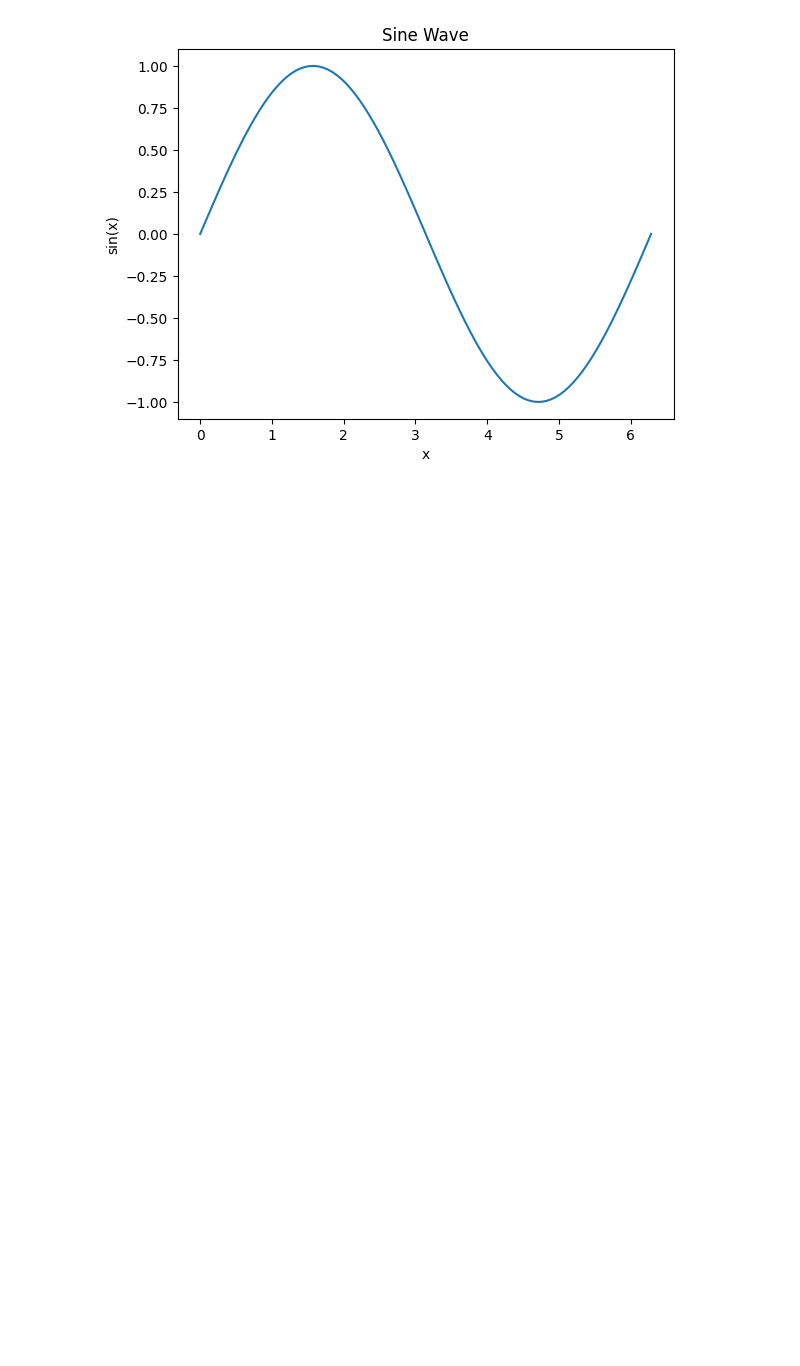
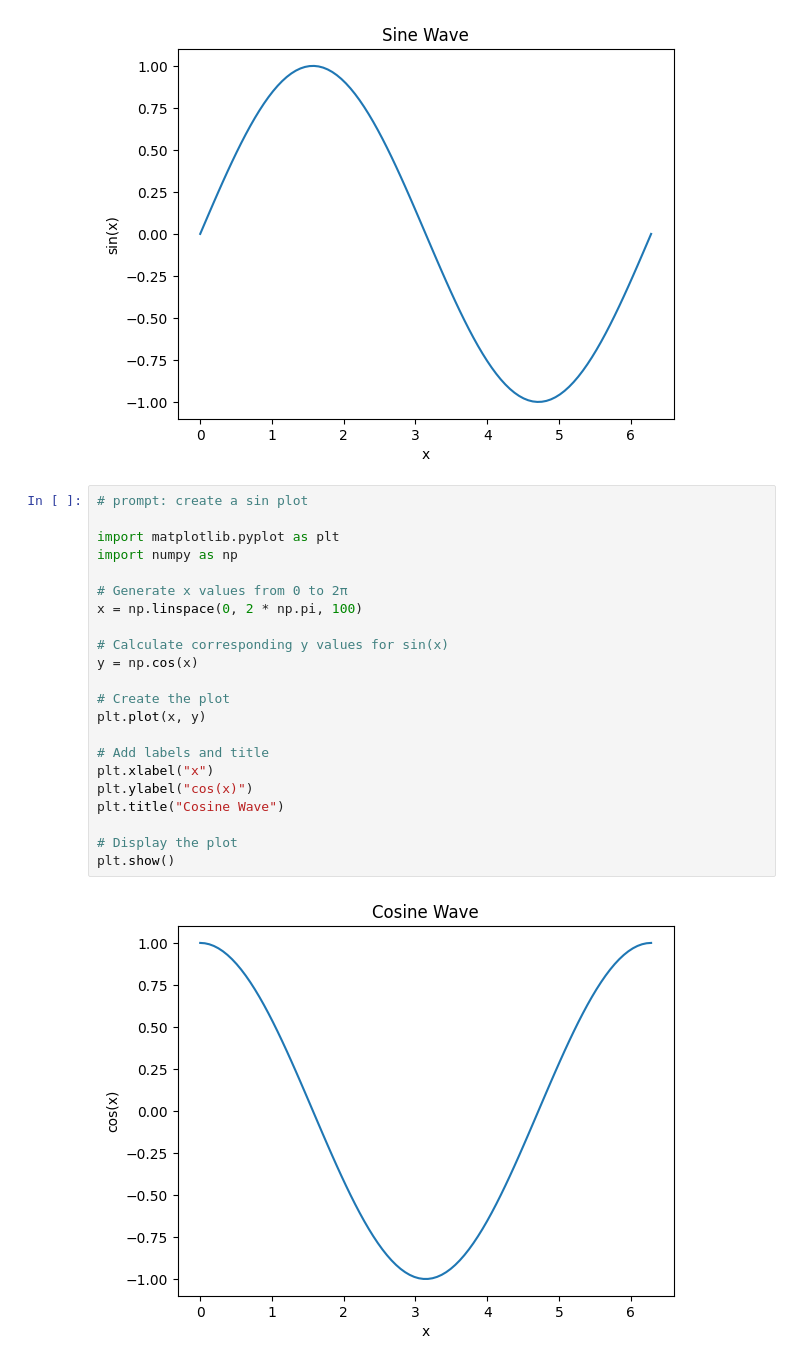
Before and after one commit to HuKaiJie-dev/MyFirstRepo, a Jupyter notebook: python專案/demo.ipynb, the cells around one changed output. Drawn from its saved outputs; the diff is of its cells as text; blank space fills up the shorter version.

```diff
--- a/python專案/demo.ipynb
+++ b/python專案/demo.ipynb
@@ -26,3 +26,27 @@ plt.title("Sine Wave")
 plt.show()
 # %% [output]
 [figure]
+# %%
+# prompt: create a sin plot
+
+import matplotlib.pyplot as plt
+import numpy as np
+
+# Generate x values from 0 to 2π
+x = np.linspace(0, 2 * np.pi, 100)
+
+# Calculate corresponding y values for sin(x)
+y = np.cos(x)
+
+# Create the plot
+plt.plot(x, y)
+
+# Add labels and title
+plt.xlabel("x")
+plt.ylabel("cos(x)")
+plt.title("Cosine Wave")
+
+# Display the plot
+plt.show()
+# %% [output]
+[figure, added]
```
